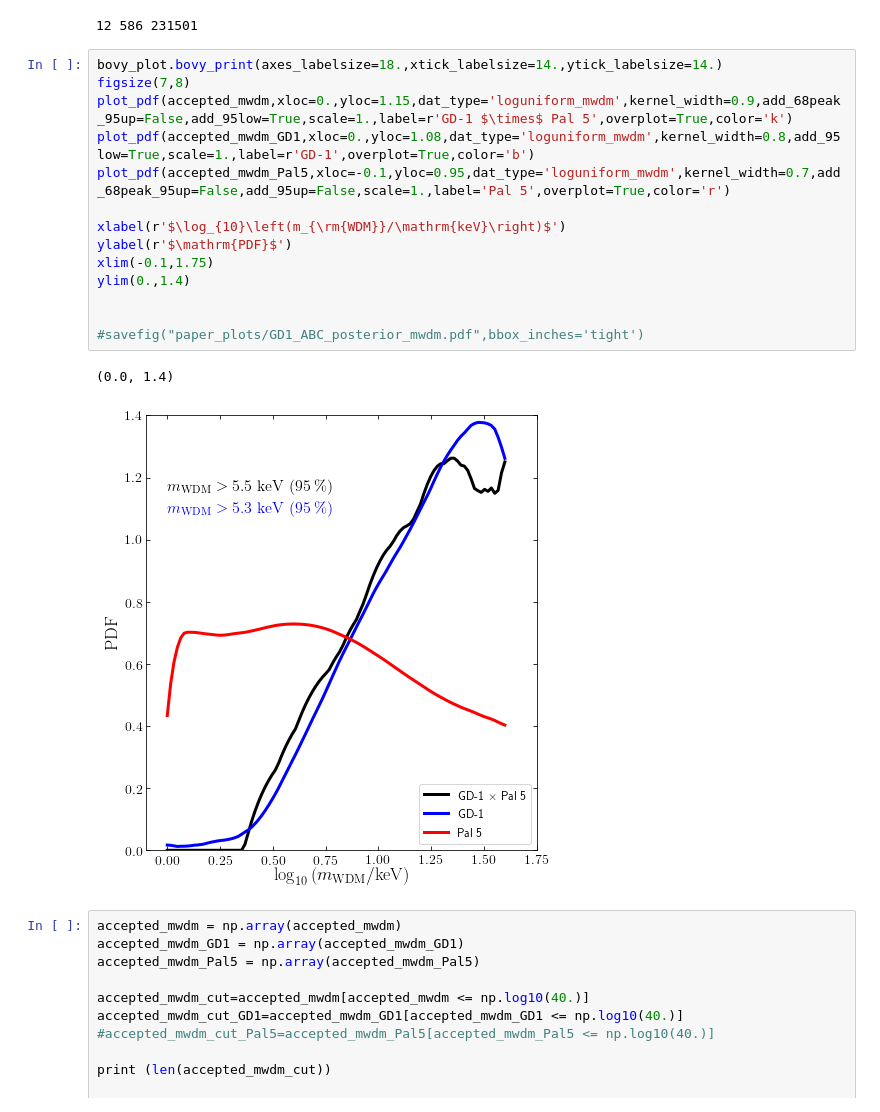
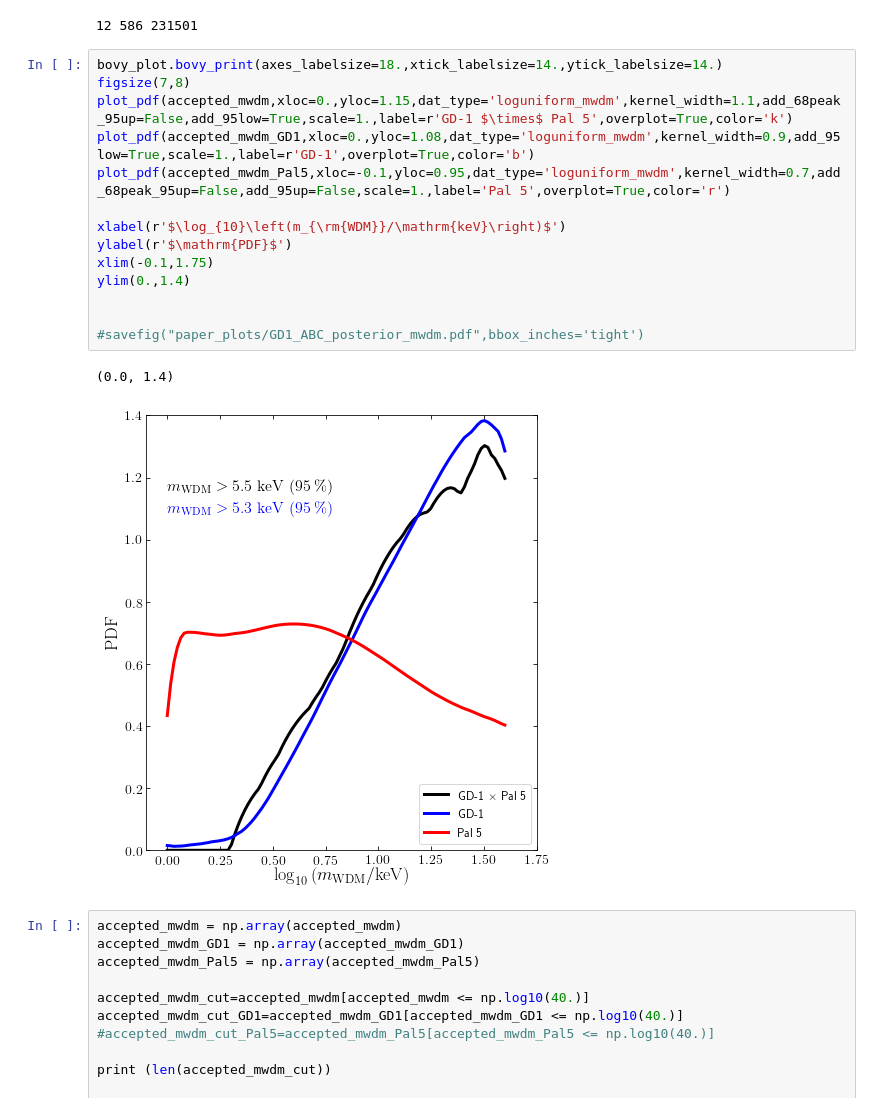
Before and after one commit to nbanik/Analyze_GD-1, a Jupyter notebook: Combine_GD1_Pal5_PDFs.ipynb, the cells around one changed output. Saved outputs shown, nothing was run; the diff lists cells and outputs as text.

```diff
--- a/Combine_GD1_Pal5_PDFs.ipynb
+++ b/Combine_GD1_Pal5_PDFs.ipynb
@@ -855,20 +855,20 @@ print (len(accepted_mwdm),len(accepted_mwdm_GD1),len(accepted_mwdm_Pal5))
 # %%
 bovy_plot.bovy_print(axes_labelsize=18.,xtick_labelsize=14.,ytick_labelsize=14.)
 figsize(7,8)
-plot_pdf(accepted_mwdm,xloc=0.,yloc=1.15,dat_type='loguniform_mwdm',kernel_width=0.9,add_68peak_95up=False,add_95low=True,scale=1.,label=r'GD-1 $\times$ Pal 5',overplot=True,color='k')
-plot_pdf(accepted_mwdm_GD1,xloc=0.,yloc=1.08,dat_type='loguniform_mwdm',kernel_width=0.8,add_95low=True,scale=1.,label=r'GD-1',overplot=True,color='b')
+plot_pdf(accepted_mwdm,xloc=0.,yloc=1.15,dat_type='loguniform_mwdm',kernel_width=1.1,add_68peak_95up=False,add_95low=True,scale=1.,label=r'GD-1 $\times$ Pal 5',overplot=True,color='k')
+plot_pdf(accepted_mwdm_GD1,xloc=0.,yloc=1.08,dat_type='loguniform_mwdm',kernel_width=0.9,add_95low=True,scale=1.,label=r'GD-1',overplot=True,color='b')
 plot_pdf(accepted_mwdm_Pal5,xloc=-0.1,yloc=0.95,dat_type='loguniform_mwdm',kernel_width=0.7,add_68peak_95up=False,add_95up=False,scale=1.,label='Pal 5',overplot=True,color='r')
 
 xlabel(r'$\log_{10}\left(m_{\rm{WDM}}/\mathrm{keV}\right)$')
 ylabel(r'$\mathrm{PDF}$')
 xlim(-0.1,1.75)
 ylim(0.,1.4)
 
 
 #savefig("paper_plots/GD1_ABC_posterior_mwdm.pdf",bbox_inches='tight')
 # %% [output]
 (0.0, 1.4)
-[figure, old version]
+[figure, new version]
 # %%
 accepted_mwdm = np.array(accepted_mwdm)
 accepted_mwdm_GD1 = np.array(accepted_mwdm_GD1)
```
